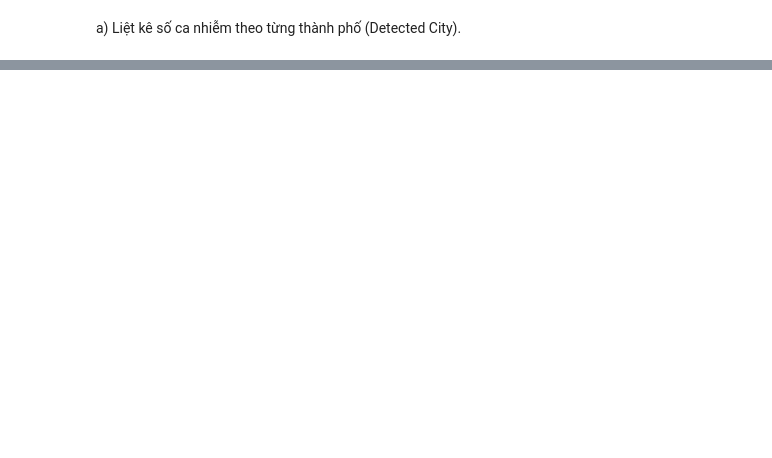
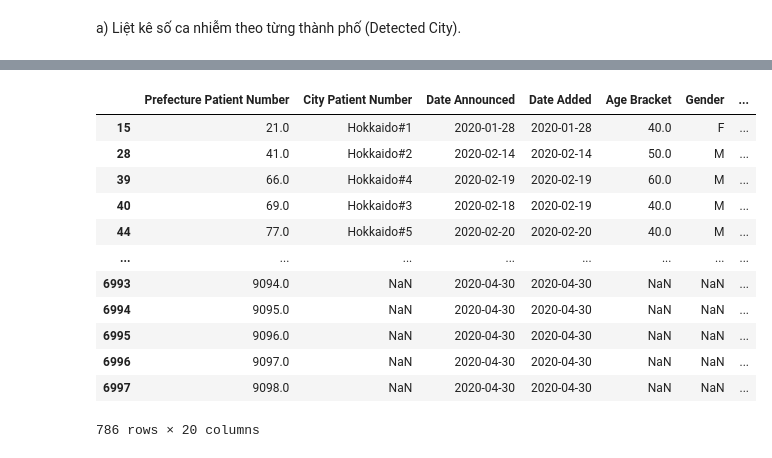
Before and after one commit to thythybui/DS108.O21.2, a Jupyter notebook: LAB_2/baitap3.ipynb, the cells around one changed output, grey strips where cells are left out. Cells and saved outputs as stored; diff of their text form; code cells hidden in the pictures; blank space fills up the shorter version.

```diff
--- a/LAB_2/baitap3.ipynb
+++ b/LAB_2/baitap3.ipynb
@@ -26,0 +120,25 @@ KeyError: ['city']
+# %%
+print("--- c) Số ca nhiễm tại Hokkaido theo từng ngày ---")
+
+# Lọc dữ liệu cho thành phố Hokkaido và đảm bảo cột 'date' không NaN
+hokkaido_data = covid_data[covid_data['Detected Prefecture'] == 'Hokkaido']
+
+# Sử dụng .size() để đếm số lượng ca nhiễm (số hàng) mỗi ngày tại Hokkaido
+hokkaido_cases_daily = hokkaido_data.groupby('Date Announced').size().sort_index()
+
+if not hokkaido_cases_daily.empty:
+    print(hokkaido_cases_daily)
+    print("\n")
+
+    # Vẽ biểu đồ đường cho số ca nhiễm hàng ngày tại Hokkaido
+    plt.figure(figsize=(14, 7))
+    sns.lineplot(x=hokkaido_cases_daily.index, y=hokkaido_cases_daily.values, marker='o', color='darkorchid')
+    plt.title('Số ca nhiễm COVID-19 hàng ngày tại Hokkaido')
+    plt.xlabel('Ngày')
+    plt.ylabel('Số ca nhiễm mới')
+    plt.grid(True)
+    plt.xticks(rotation=45)
+    plt.tight_layout()
+    plt.show()
+else:
+    print("Không tìm thấy dữ liệu ca nhiễm cho Hokkaido hoặc dữ liệu không hợp lệ.")
@@ -26,0 +161,16 @@ KeyError: ['city']
+# %%
+hokkaido_data
+# %% [output]
+|  | Prefecture Patient Number | City Patient Number | Date Announced | Date Added | Age Bracket | Gender | ... |
+| 15 | 21.0 | Hokkaido#1 | 2020-01-28 | 2020-01-28 | 40.0 | F | ... |
+| 28 | 41.0 | Hokkaido#2 | 2020-02-14 | 2020-02-14 | 50.0 | M | ... |
+| 39 | 66.0 | Hokkaido#4 | 2020-02-19 | 2020-02-19 | 60.0 | M | ... |
+| 40 | 69.0 | Hokkaido#3 | 2020-02-18 | 2020-02-19 | 40.0 | M | ... |
+| 44 | 77.0 | Hokkaido#5 | 2020-02-20 | 2020-02-20 | 40.0 | M | ... |
+| ... | ... | ... | ... | ... | ... | ... | ... |
+| 6993 | 9094.0 | NaN | 2020-04-30 | 2020-04-30 | NaN | NaN | ... |
+| 6994 | 9095.0 | NaN | 2020-04-30 | 2020-04-30 | NaN | NaN | ... |
+| 6995 | 9096.0 | NaN | 2020-04-30 | 2020-04-30 | NaN | NaN | ... |
+| 6996 | 9097.0 | NaN | 2020-04-30 | 2020-04-30 | NaN | NaN | ... |
+| 6997 | 9098.0 | NaN | 2020-04-30 | 2020-04-30 | NaN | NaN | ... |
+786 rows × 20 columns
```
Also changed, not shown: parts of 10 cells of this notebook, 1 other file.
